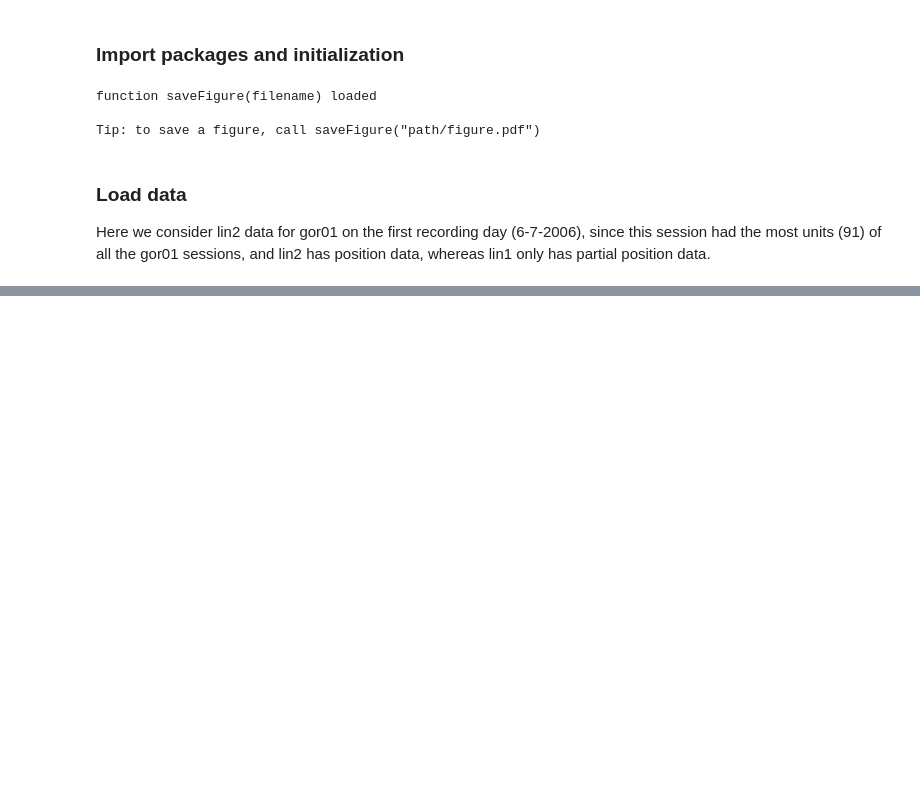
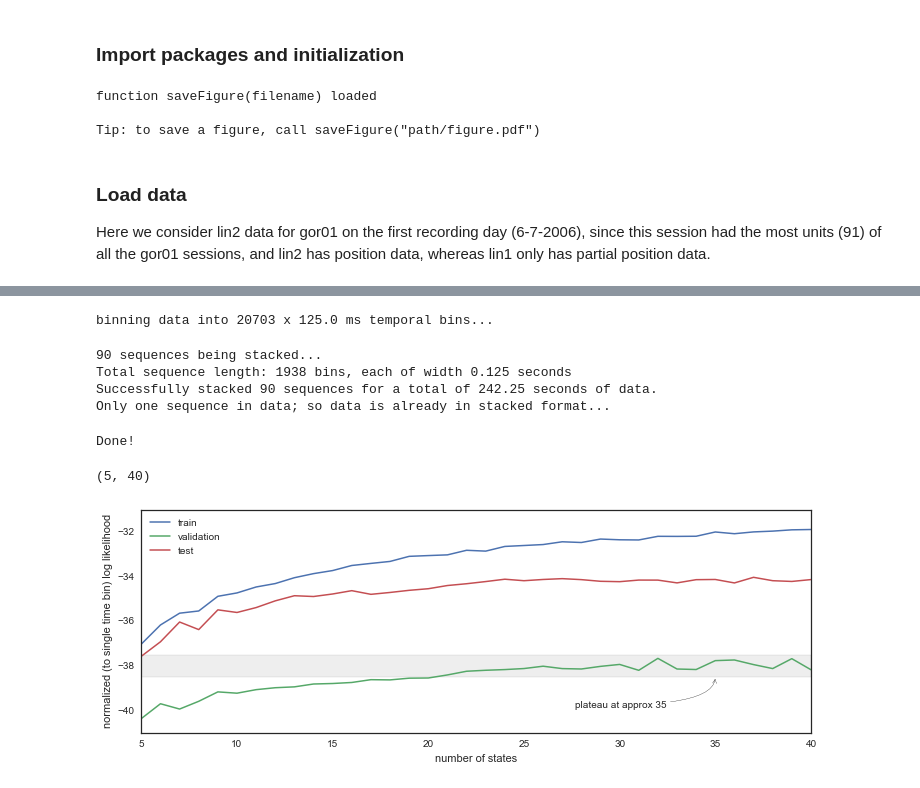
Before and after one commit to kemerelab/NeuroHMM, a Jupyter notebook: ModelSelection.ipynb, the cells around one changed output, grey strips where cells are left out. Saved outputs shown, nothing was run; the diff lists cells and outputs as text; code cells hidden in the pictures; blank space fills up the shorter version.

```diff
--- a/ModelSelection.ipynb
+++ b/ModelSelection.ipynb
@@ -525,0 +67,68 @@ similarities = similarities/similarities.max()
+# %%
+## bin ALL spikes
+ds = 0.125 # bin spikes into 125 ms bins (theta-cycle inspired)
+binned_spikes_all = klab.bin_spikes(spikes.data, ds=ds, fs=spikes.samprate, verbose=True)
+
+## identify boundaries for running (active) epochs and then bin those observations into separate sequences:
+runbdries = klab.get_boundaries_from_bins(eeg.samprate,bins=speed.active_bins,bins_fs=60)
+binned_spikes_bvr = klab.bin_spikes(spikes.data, fs=spikes.samprate, boundaries=runbdries, boundaries_fs=eeg.samprate, ds=ds)
+# %% [output]
+binning data into 20703 x 125.0 ms temporal bins...
+# %%
+## stack data for hmmlearn:
+seq_stk_bvr = sq.data_stack(binned_spikes_bvr, verbose=True)
+seq_stk_all = sq.data_stack(binned_spikes_all, verbose=True)
+
+## split data into train, test, and validation sets:
+tr_b,vl_b,ts_b = sq.data_split(seq_stk_bvr, tr=60, vl=20, ts=20, randomseed = 0, verbose=False)
+# %% [output]
+90 sequences being stacked...
+Total sequence length: 1938 bins, each of width 0.125 seconds
+Successfully stacked 90 sequences for a total of 242.25 seconds of data.
+Only one sequence in data; so data is already in stacked format...
+# %%
+Smax = 40
+S = np.arange(start=5,step=1,stop=Smax+1)
+
+tr_ll = []
+vl_ll = []
+ts_ll = []
+
+for num_states in S:
+    clear_output(wait=True)
+    print('Training and evaluating {}-state hmm'.format(num_states))
+    sys.stdout.flush()
+    myhmm = sq.hmm_train(tr_b, num_states=num_states, n_iter=30, verbose=False)
+    tr_ll.append( (np.array(list(sq.hmm_eval(myhmm, tr_b)))/tr_b.sequence_lengths ).mean())
+    vl_ll.append( (np.array(list(sq.hmm_eval(myhmm, vl_b)))/vl_b.sequence_lengths ).mean())
+    ts_ll.append( (np.array(list(sq.hmm_eval(myhmm, ts_b)))/ts_b.sequence_lengths ).mean())
+
+clear_output(wait=True)
+print('Done!')
+sys.stdout.flush()
+# %% [output]
+Done!
+# %%
+num_states = 35
+
+fig = plt.figure(1, figsize=(12, 4))
+ax = fig.add_subplot(111)
+
+ax.annotate('plateau at approx ' + str(num_states), xy=(35, -38.5), xycoords='data',
+                xytext=(-140, -30), textcoords='offset points',
+                arrowprops=dict(arrowstyle="->",
+                                connectionstyle="angle3,angleA=0,angleB=-90"),
+                )
+
+ax.plot(S, tr_ll, lw=1.5, label='train')
+ax.plot(S, vl_ll, lw=1.5, label='validation')
+ax.plot(S, ts_ll, lw=1.5, label='test')
+ax.legend(loc=2)
+ax.set_xlabel('number of states')
+ax.set_ylabel('normalized (to single time bin) log likelihood')
+
+ax.axhspan(-38.5, -37.5, facecolor='0.75', alpha=0.25)
+ax.set_xlim([5, S[-1]])
+# %% [output]
+(5, 40)
+[figure, added]
```
Also changed, not shown: parts of 60 cells of this notebook, 6 other files.
